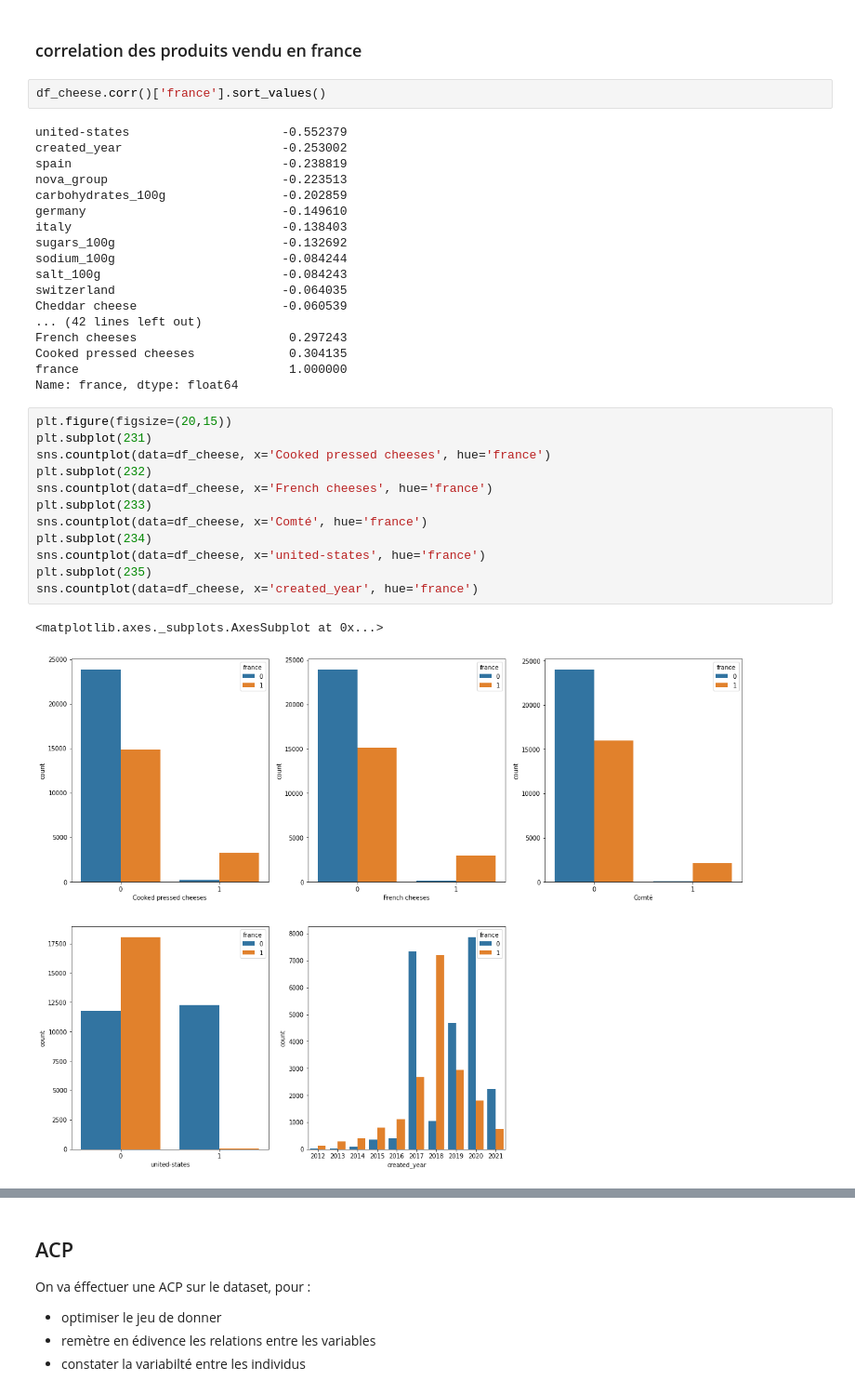
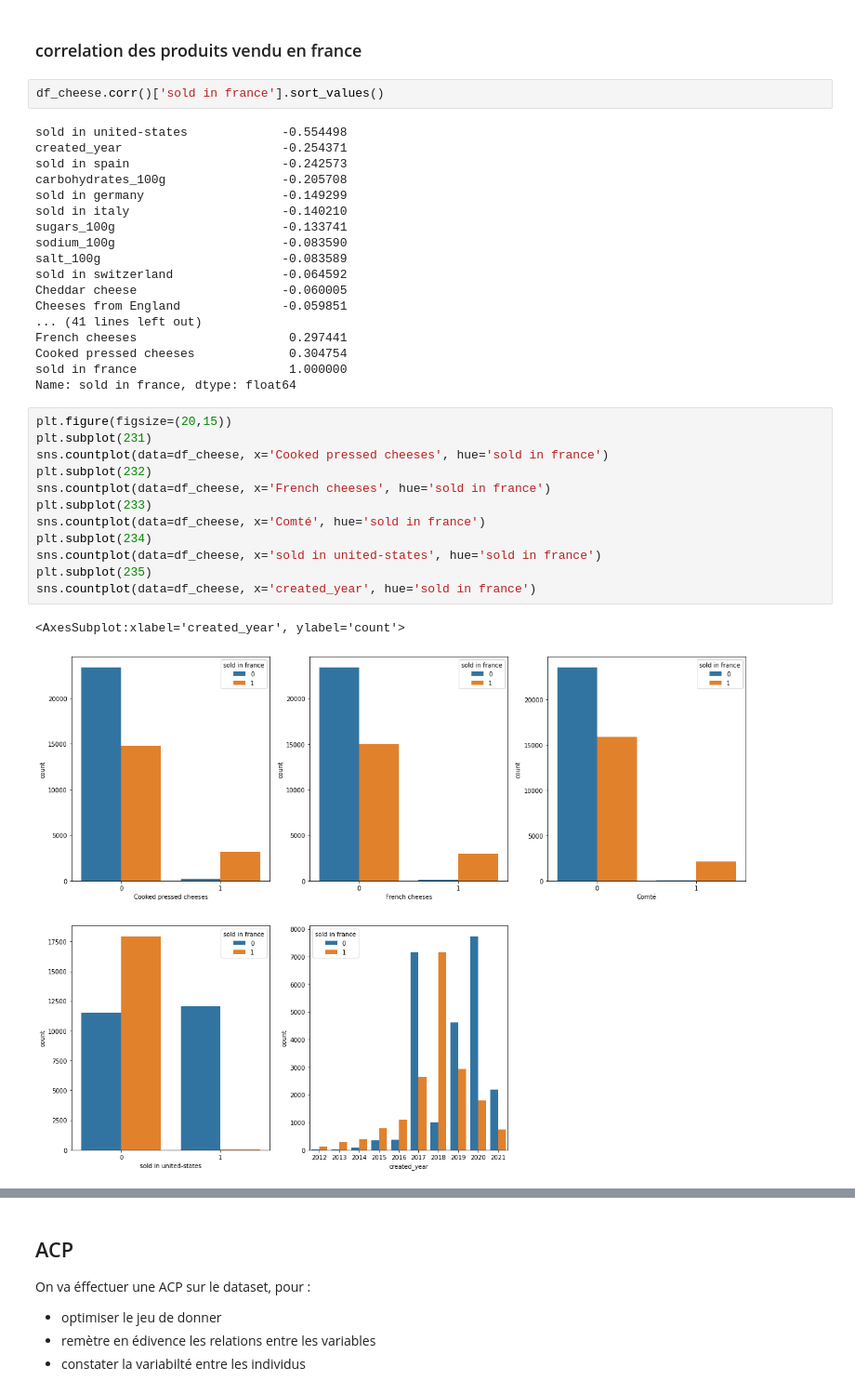
Before and after one commit to skamos/Python, a Jupyter notebook: Openclassroms/Projet_2 Exploration.ipynb, the cells around one changed output, grey strips where cells are left out. Shown at 93% size. Drawn from its saved outputs; the diff is of its cells as text.

```diff
--- a/Openclassroms/Projet_2 Exploration.ipynb
+++ b/Openclassroms/Projet_2 Exploration.ipynb
@@ -264,37 +259,37 @@ la moyenne du gras saturé pour la france : 18.2 et pour les autres pays : 16.1
 # %% [markdown]
 ### correlation des produits vendu en france
 # %%
-df_cheese.corr()['france'].sort_values()
+df_cheese.corr()['sold in france'].sort_values()
 # %% [output]
-united-states                     -0.552379
-created_year                      -0.253002
-spain                             -0.238819
-nova_group                        -0.223513
-carbohydrates_100g                -0.202859
-germany                           -0.149610
-italy                             -0.138403
-sugars_100g                       -0.132692
-sodium_100g                       -0.084244
-salt_100g                         -0.084243
-switzerland                       -0.064035
-Cheddar cheese                    -0.060539
-... (42 lines left out)
-French cheeses                     0.297243
-Cooked pressed cheeses             0.304135
-france                             1.000000
-Name: france, dtype: float64
+sold in united-states             -0.554498
+created_year                      -0.254371
+sold in spain                     -0.242573
+carbohydrates_100g                -0.205708
+sold in germany                   -0.149299
+sold in italy                     -0.140210
+sugars_100g                       -0.133741
+sodium_100g                       -0.083590
+salt_100g                         -0.083589
+sold in switzerland               -0.064592
+Cheddar cheese                    -0.060005
+Cheeses from England              -0.059851
+... (41 lines left out)
+French cheeses                     0.297441
+Cooked pressed cheeses             0.304754
+sold in france                     1.000000
+Name: sold in france, dtype: float64
 # %%
 plt.figure(figsize=(20,15))
 plt.subplot(231)
-sns.countplot(data=df_cheese, x='Cooked pressed cheeses', hue='france')
+sns.countplot(data=df_cheese, x='Cooked pressed cheeses', hue='sold in france')
 plt.subplot(232)
-sns.countplot(data=df_cheese, x='French cheeses', hue='france')
+sns.countplot(data=df_cheese, x='French cheeses', hue='sold in france')
 plt.subplot(233)
-sns.countplot(data=df_cheese, x='Comté', hue='france')
+sns.countplot(data=df_cheese, x='Comté', hue='sold in france')
 plt.subplot(234)
-sns.countplot(data=df_cheese, x='united-states', hue='france')
+sns.countplot(data=df_cheese, x='sold in united-states', hue='sold in france')
 plt.subplot(235)
-sns.countplot(data=df_cheese, x='created_year', hue='france')
+sns.countplot(data=df_cheese, x='created_year', hue='sold in france')
 # %% [output]
-<matplotlib.axes._subplots.AxesSubplot at 0x...>
+<AxesSubplot:xlabel='created_year', ylabel='count'>
-[figure, old version]
+[figure, new version]
```
Also changed, not shown: parts of 12 cells of this notebook, 1 other file.
